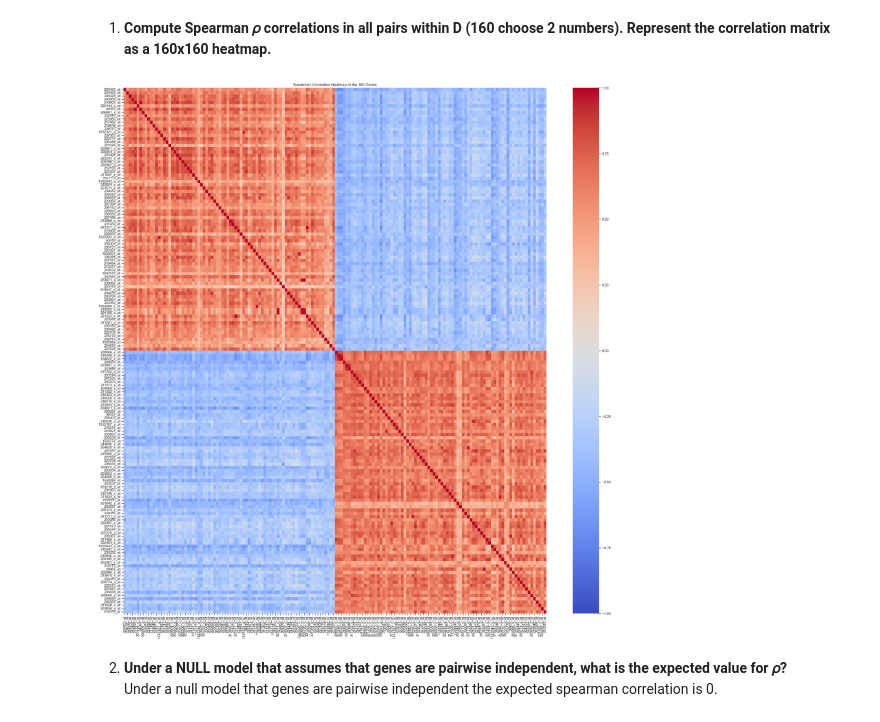
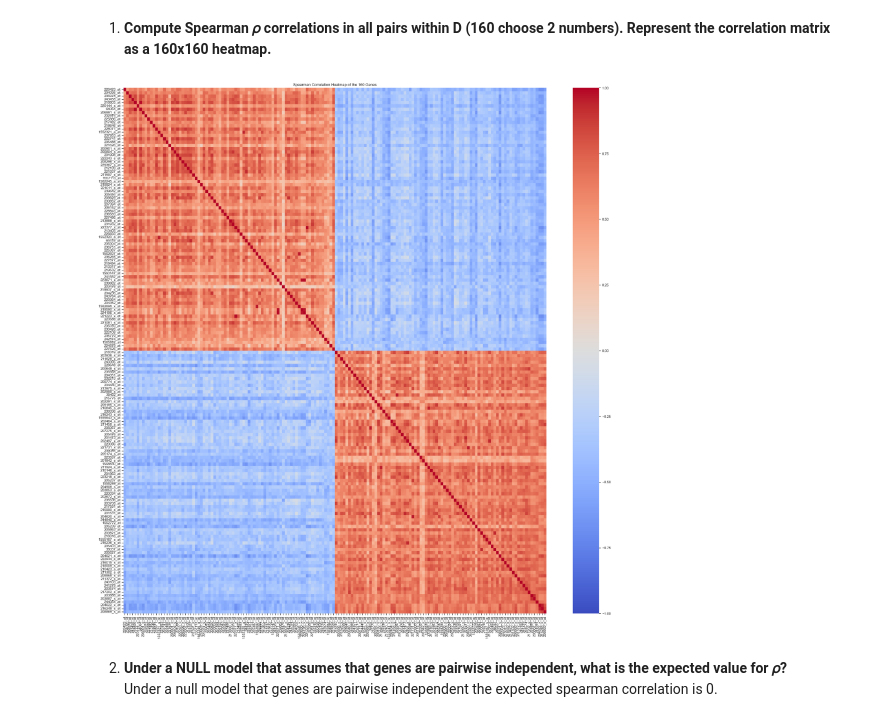
Before and after one commit to OfekBasson/StatisticsAndDataAnalsysHW3, a Jupyter notebook: HW3.ipynb, the cells around one changed output. Saved outputs shown, nothing was run; the diff lists cells and outputs as text; code cells hidden in the pictures.

```diff
--- a/HW3.ipynb
+++ b/HW3.ipynb
@@ -209,26 +209,25 @@ Select the 80 most significant genes from each one of the one- sided WRS DE list
 # %%
 indices = data_without_incomplete_genes.index[1:]
 df_WRS_left_results = pd.DataFrame({
     'WRS_underexpressed_p_values_list': WRS_underexpressed_p_values_list
 }, index=indices)
 df_WRS_right_results = pd.DataFrame({
     'WRS_overexpressed_p_values_list': WRS_overexpressed_p_values_list
 }, index=indices)
-
 most_underexpressed_genes = df_WRS_left_results.sort_values(by='WRS_underexpressed_p_values_list').head(80)
-most_overexpressed_genes = df_WRS_right_results.sort_values(by='WRS_overexpressed_p_values_list').head(80)
+most_overexpressed_genes = df_WRS_right_results.sort_values(by='WRS_overexpressed_p_values_list').head(80)[::-1]
 
 #Get data in proper format
 D = pd.concat([most_underexpressed_genes,most_overexpressed_genes])
 D = pd.concat([D,data], axis=1, join="inner")
 D = D.iloc[:,2:]
 
 corr_matrix = D.transpose().corr(method='spearman')
 plt.figure(figsize=(30, 30))
 sns.heatmap(corr_matrix, cmap='coolwarm', vmin=-1, vmax=1, yticklabels=corr_matrix.index, xticklabels=corr_matrix.index)
 plt.title('Spearman Correlation Heatmap of the 160 Genes')
 plt.show()
 # %% [output]
-[figure, old version]
+[figure, new version]
 # %% [markdown]
 2. <b>Under a NULL model that assumes that genes are pairwise independent, what is the expected value for 𝜌?</b><br> Under a null model that genes are pairwise independent the expected spearman correlation is 0.
```
Also changed, not shown: parts of 15 cells of this notebook.
